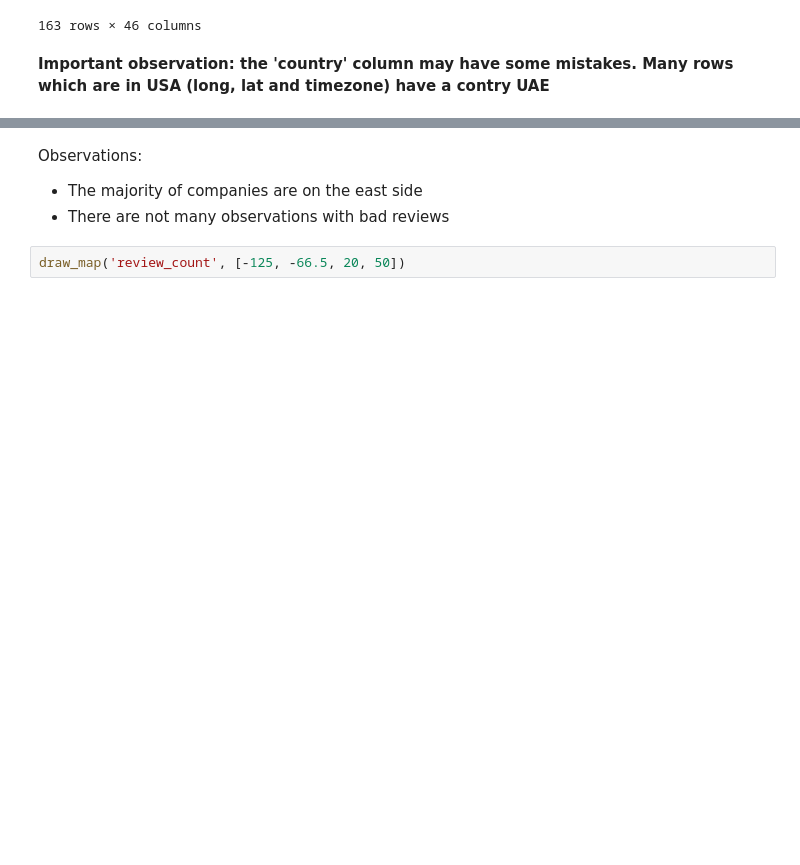
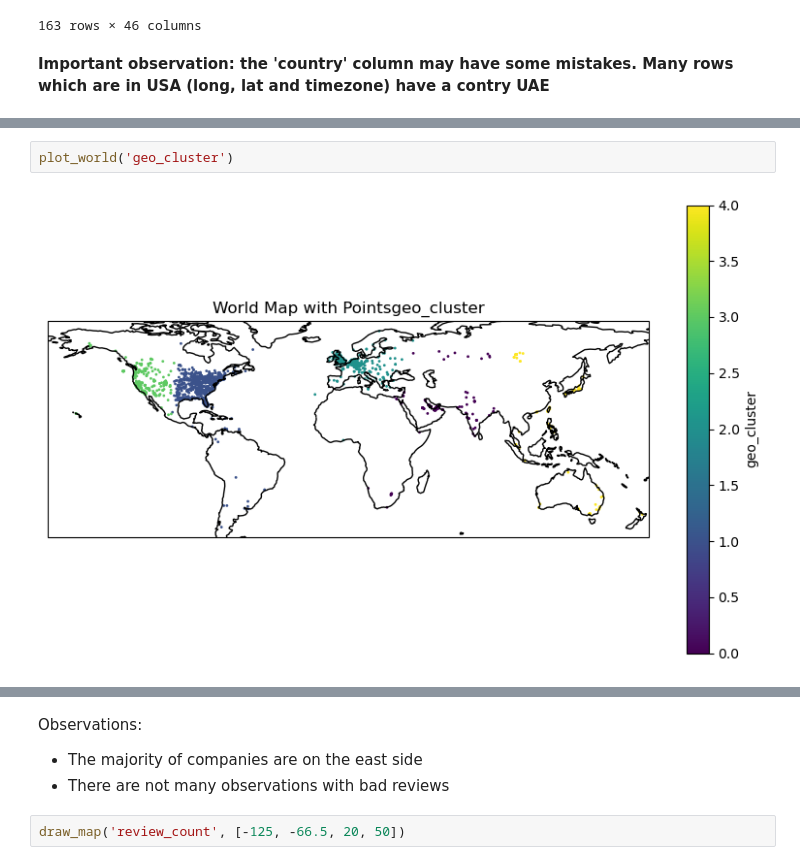
Before and after one commit to katarzynarogalska/LocationIntelligence-clustering, a Jupyter notebook: Location_Clustering_EDA.ipynb, the cells around one changed output, grey strips where cells are left out. Cells and saved outputs as stored; diff of their text form; blank space fills up the shorter version.

```diff
--- a/Location_Clustering_EDA.ipynb
+++ b/Location_Clustering_EDA.ipynb
@@ -165,0 +223,4 @@ Let's look at the maps for different regions and coloured by different features.
+# %%
+plot_world('geo_cluster')
+# %% [output]
+[figure, added]
```
Also changed, not shown: parts of 53 cells of this notebook.
